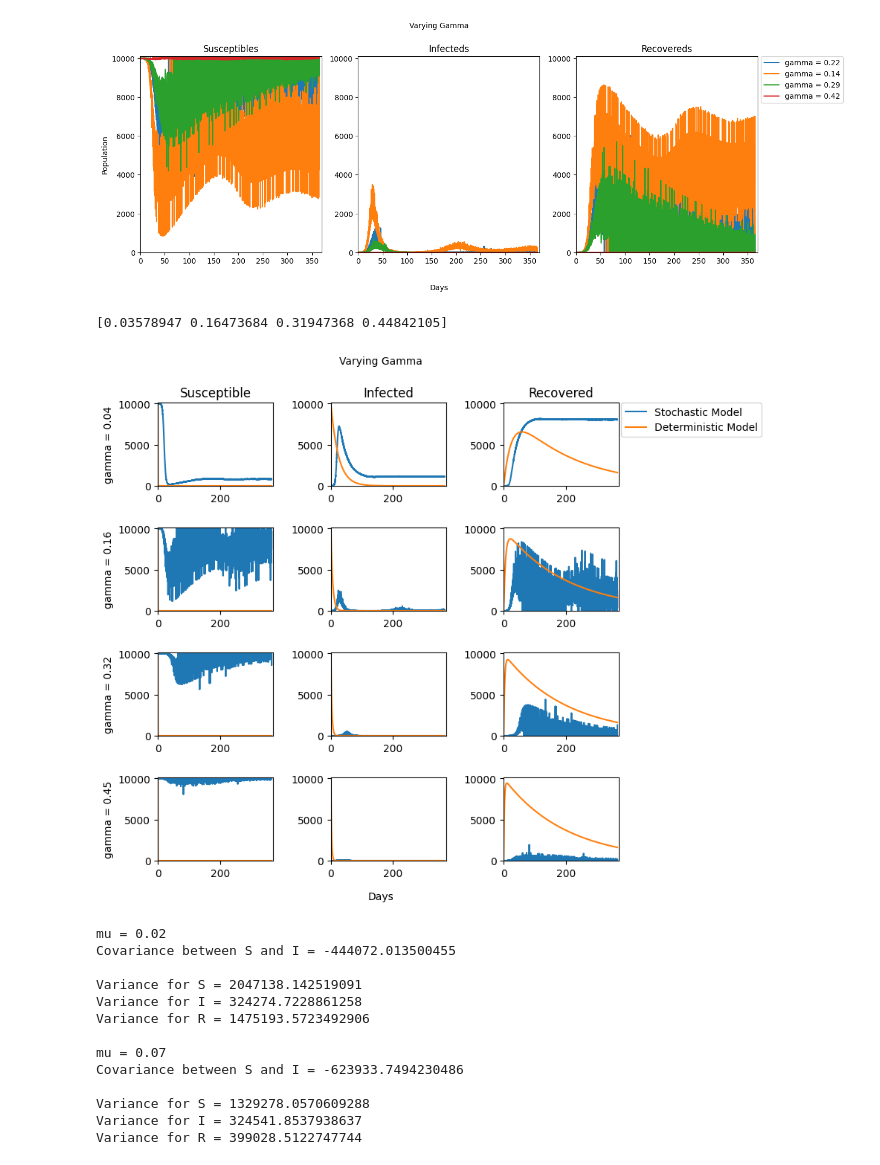
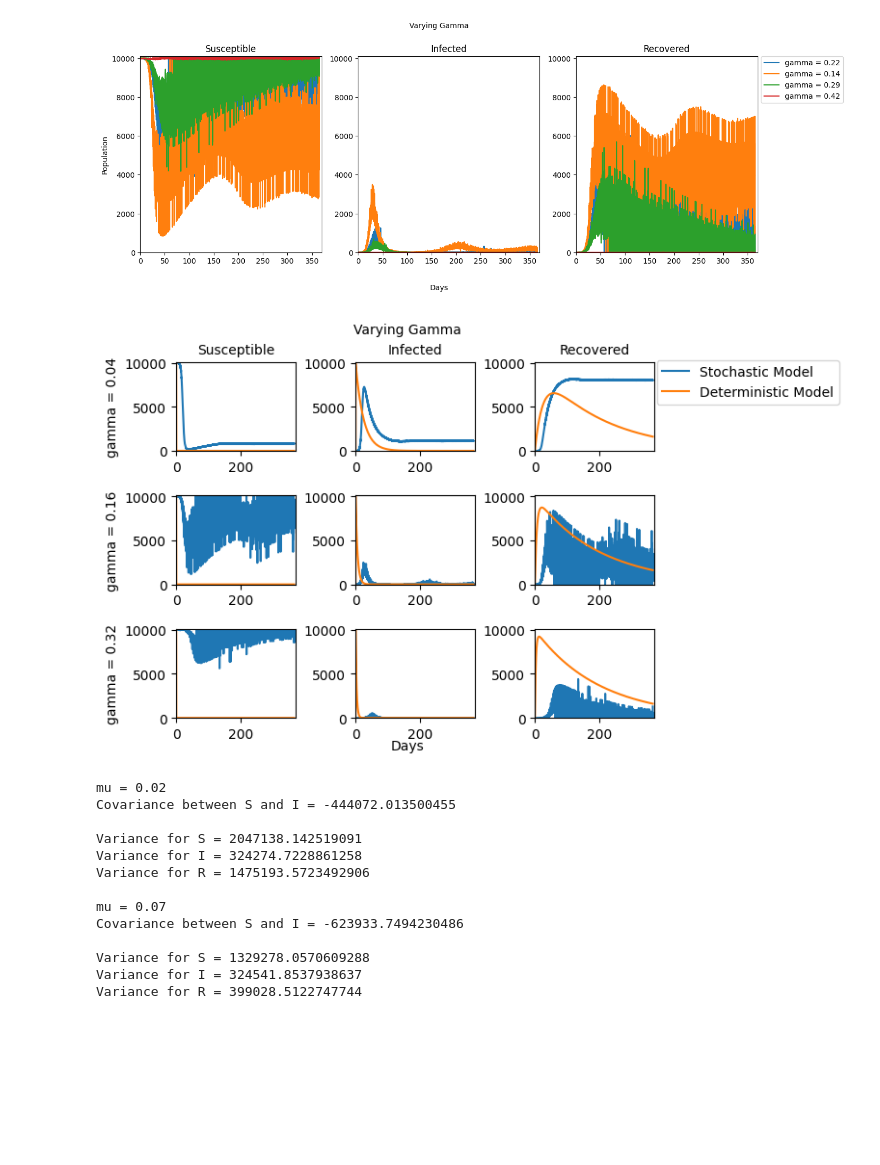
Before and after one commit to AmirSahrani/IntroCompAssignment2_fresh, a Jupyter notebook: Assignment2.ipynb, the cells around one changed output. Saved outputs shown, nothing was run; the diff lists cells and outputs as text; code cells hidden in the pictures; blank space fills up the shorter version.

```diff
--- a/Assignment2.ipynb
+++ b/Assignment2.ipynb
@@ -208,15 +208,12 @@ Variance for R = 2015568.9943743793
 [figure]
 # %%
 #Setting the figure
-fig, axs = plt.subplots(4, 3)
-fig.set_figwidth(8)
-fig.set_figheight(8)
+fig, axs = plt.subplots(3, 3)
+
 # Plotting the data
-
 t1 = np.linspace(0, 365, len(numbers))
 
-
-for i in range(4):
+for i in range(3):
     paramVals = beta_df["beta"].unique()[1::5]
     solved = odeint(determinsteSIR, [10000, 1, 0], t1, (paramVals[i], beta_df["gamma"][0], beta_df["mu"][0]))
     axs[i,0].plot(numbers, grouped_beta.loc[("S", paramVals[i])][:-6], numbers, solved[:,0])
@@ -225,15 +222,15 @@ for i in range(4):
     axs[i,0].set_ylabel(f"beta = {round(paramVals[i], 2)}")
 
 
-axs[0,0].set_title("Susceptible")
-axs[0,1].set_title("Infected")
-axs[0,2].set_title("Recovered")
+axs[0,0].set_title("Susceptible", fontsize = 10)
+axs[0,1].set_title("Infected", fontsize = 10)
+axs[0,2].set_title("Recovered", fontsize = 10)
 
 
 fig.text(0.5, 0.05, "Days", ha='center', va='center')
 fig.text(0.5, 0.95, "Varying Beta", ha='center', va='center', rotation='horizontal')
 legend_labels = ["Stochastic Model", "Deterministic Model"]
-plt.legend(legend_labels, bbox_to_anchor=(1.02, 5.5), loc='upper left', borderaxespad=0)
+plt.legend(legend_labels, bbox_to_anchor=(1.02, 4.01), loc='upper left', borderaxespad=0)
 plt.setp(axs, xlim=(0,370), ylim=(0,10100))
 plt.subplots_adjust(wspace = 0.5, hspace = 0.5)
 plt.show()
@@ -308,37 +301,36 @@ Variance for R = 0.2208187946621726
 [figure]
 # %%
 #Setting the figure
-fig, axs = plt.subplots(4, 3)
-fig.set_figwidth(8)
-fig.set_figheight(8)
+fig, axs = plt.subplots(3, 3)
+# fig.set_figwidth(8)
+# fig.set_figheight(8)
 # Plotting the data
 
 t1 = np.linspace(0, 365, len(numbers))
 
 
-for i in range(4):
+for i in range(3):
     paramVals = gamma_df["gamma"].unique()[2::5]
     solved = odeint(determinsteSIR, [10000, 1, 0], t1, (gamma_df["beta"][0], paramVals[i], gamma_df["mu"][0]))
     axs[i,0].plot(numbers, grouped_gamma.loc[("S", paramVals[i])][:-6], numbers, solved[:,0])
     axs[i,1].plot(numbers, grouped_gamma.loc[("I", paramVals[i])][:-6], numbers, solved[:,1])
     axs[i,2].plot(numbers, grouped_gamma.loc[("R", paramVals[i])][:-6], numbers, solved[:,2])
     axs[i,0].set_ylabel(f"gamma = {round(paramVals[i], 2)}")
 
-axs[0,0].set_title("Susceptible")
-axs[0,1].set_title("Infected")
-axs[0,2].set_title("Recovered")
+axs[0,0].set_title("Susceptible", fontsize = 10)
+axs[0,1].set_title("Infected", fontsize = 10)
+axs[0,2].set_title("Recovered", fontsize = 10)
 
 
 fig.text(0.5, 0.05, "Days", ha='center', va='center')
 fig.text(0.5, 0.95, "Varying Gamma", ha='center', va='center', rotation='horizontal')
 legend_labels = ["Stochastic Model", "Deterministic Model"]
-plt.legend(legend_labels, bbox_to_anchor=(1.02, 5.5), loc='upper left', borderaxespad=0)
+plt.legend(legend_labels, bbox_to_anchor=(1.02, 4.02), loc='upper left', borderaxespad=0)
 plt.setp(axs, xlim=(0,370), ylim=(0,10100))
 plt.subplots_adjust(wspace = 0.5, hspace = 0.5)
 plt.show()
 # %% [output]
-[0.03578947 0.16473684 0.31947368 0.44842105]
-[figure, old version]
+[figure, new version]
 # %%
 #Reading in the Mu data (lol it rhymes hee hee. I'm a bit delirious right now).
 
```
Also changed, not shown: parts of 2 cells of this notebook.
